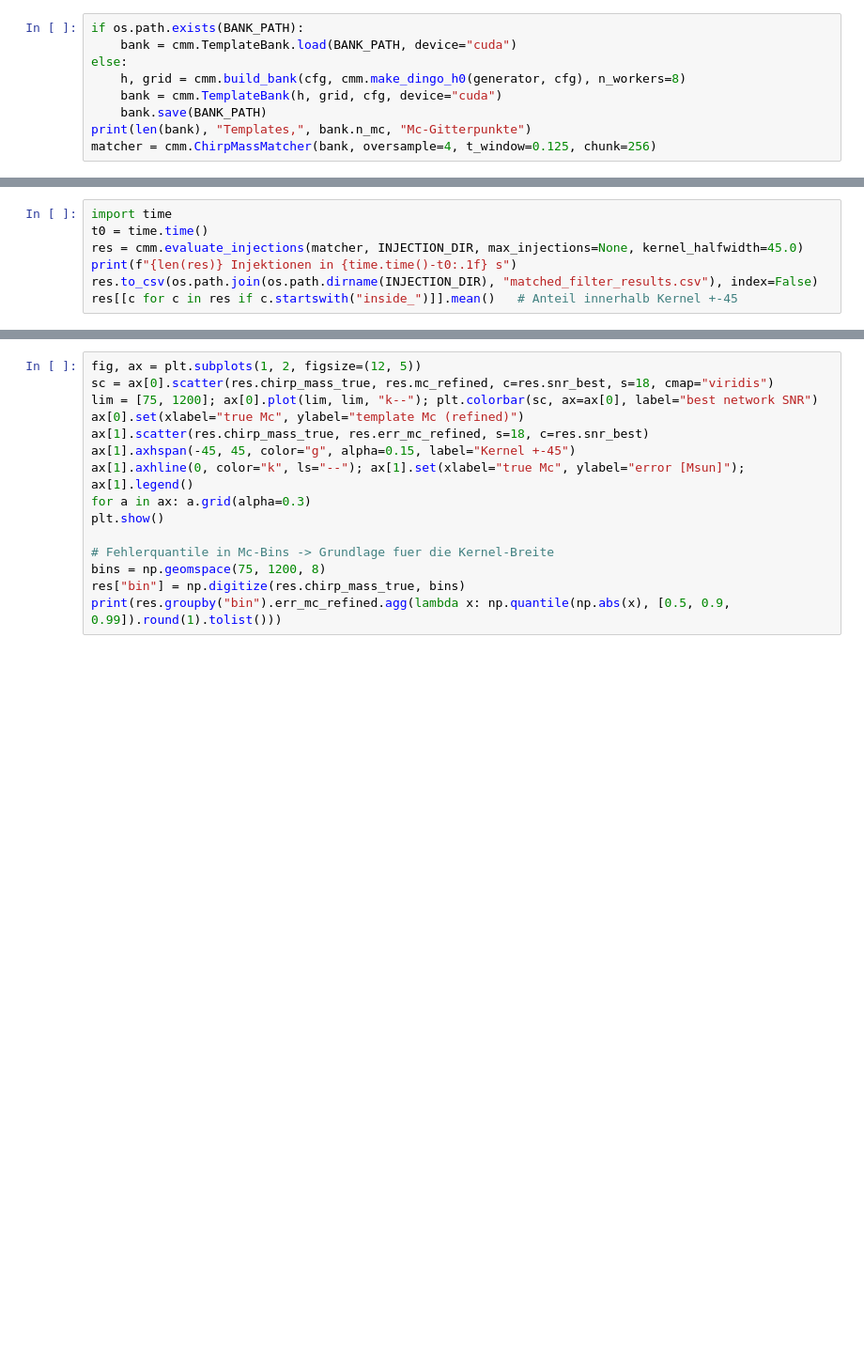
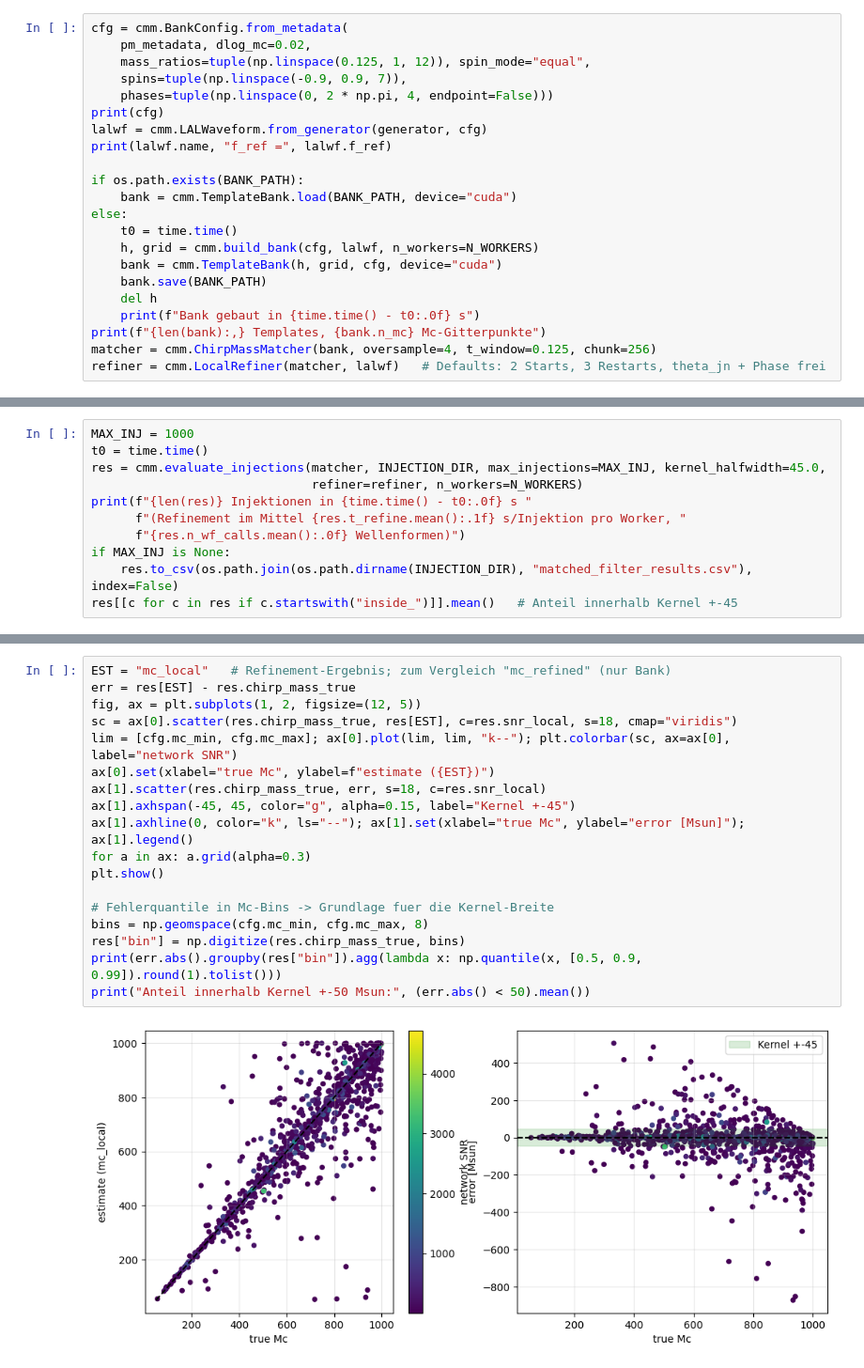
Before and after one commit to Massegolem/ET-Dingo, a Jupyter notebook: MUSICA/template_matching/template_matching_et_hf.ipynb, the cells around one changed output, grey strips where cells are left out. Shown at 94% size. Drawn from its saved outputs; the diff is of its cells as text; blank space fills up the shorter version.

```diff
--- a/MUSICA/template_matching/template_matching_et_hf.ipynb
+++ b/MUSICA/template_matching/template_matching_et_hf.ipynb
@@ -26,9 +54,22 @@ Gitter: Mc geometrisch (3 %), q ∈ 5 Werte, χ₁,χ₂ ∈ {−0.6, 0, 0.6},
 # %%
+cfg = cmm.BankConfig.from_metadata(
+    pm_metadata, dlog_mc=0.02,
+    mass_ratios=tuple(np.linspace(0.125, 1, 12)), spin_mode="equal",
+    spins=tuple(np.linspace(-0.9, 0.9, 7)),
+    phases=tuple(np.linspace(0, 2 * np.pi, 4, endpoint=False)))
+print(cfg)
+lalwf = cmm.LALWaveform.from_generator(generator, cfg)
+print(lalwf.name, "f_ref =", lalwf.f_ref)
+
 if os.path.exists(BANK_PATH):
     bank = cmm.TemplateBank.load(BANK_PATH, device="cuda")
 else:
-    h, grid = cmm.build_bank(cfg, cmm.make_dingo_h0(generator, cfg), n_workers=8)
+    t0 = time.time()
+    h, grid = cmm.build_bank(cfg, lalwf, n_workers=N_WORKERS)
     bank = cmm.TemplateBank(h, grid, cfg, device="cuda")
     bank.save(BANK_PATH)
-print(len(bank), "Templates,", bank.n_mc, "Mc-Gitterpunkte")
+    del h
+    print(f"Bank gebaut in {time.time() - t0:.0f} s")
+print(f"{len(bank):,} Templates, {bank.n_mc} Mc-Gitterpunkte")
 matcher = cmm.ChirpMassMatcher(bank, oversample=4, t_window=0.125, chunk=256)
+refiner = cmm.LocalRefiner(matcher, lalwf)   # Defaults: 2 Starts, 3 Restarts, theta_jn + Phase frei
@@ -45,7 +120,11 @@ for _ in range(5):
 # %%
-import time
+MAX_INJ = 1000
 t0 = time.time()
-res = cmm.evaluate_injections(matcher, INJECTION_DIR, max_injections=None, kernel_halfwidth=45.0)
-print(f"{len(res)} Injektionen in {time.time()-t0:.1f} s")
-res.to_csv(os.path.join(os.path.dirname(INJECTION_DIR), "matched_filter_results.csv"), index=False)
+res = cmm.evaluate_injections(matcher, INJECTION_DIR, max_injections=MAX_INJ, kernel_halfwidth=45.0,
+                              refiner=refiner, n_workers=N_WORKERS)
+print(f"{len(res)} Injektionen in {time.time() - t0:.0f} s "
+      f"(Refinement im Mittel {res.t_refine.mean():.1f} s/Injektion pro Worker, "
+      f"{res.n_wf_calls.mean():.0f} Wellenformen)")
+if MAX_INJ is None:
+    res.to_csv(os.path.join(os.path.dirname(INJECTION_DIR), "matched_filter_results.csv"), index=False)
 res[[c for c in res if c.startswith("inside_")]].mean()   # Anteil innerhalb Kernel +-45
@@ -52,15 +141,20 @@ res[[c for c in res if c.startswith("inside_")]].mean()   # Anteil innerhalb Ker
 # %%
+EST = "mc_local"   # Refinement-Ergebnis; zum Vergleich "mc_refined" (nur Bank)
+err = res[EST] - res.chirp_mass_true
 fig, ax = plt.subplots(1, 2, figsize=(12, 5))
-sc = ax[0].scatter(res.chirp_mass_true, res.mc_refined, c=res.snr_best, s=18, cmap="viridis")
-lim = [75, 1200]; ax[0].plot(lim, lim, "k--"); plt.colorbar(sc, ax=ax[0], label="best network SNR")
-ax[0].set(xlabel="true Mc", ylabel="template Mc (refined)")
-ax[1].scatter(res.chirp_mass_true, res.err_mc_refined, s=18, c=res.snr_best)
+sc = ax[0].scatter(res.chirp_mass_true, res[EST], c=res.snr_local, s=18, cmap="viridis")
+lim = [cfg.mc_min, cfg.mc_max]; ax[0].plot(lim, lim, "k--"); plt.colorbar(sc, ax=ax[0], label="network SNR")
+ax[0].set(xlabel="true Mc", ylabel=f"estimate ({EST})")
+ax[1].scatter(res.chirp_mass_true, err, s=18, c=res.snr_local)
 ax[1].axhspan(-45, 45, color="g", alpha=0.15, label="Kernel +-45")
 ax[1].axhline(0, color="k", ls="--"); ax[1].set(xlabel="true Mc", ylabel="error [Msun]"); ax[1].legend()
 for a in ax: a.grid(alpha=0.3)
 plt.show()
 
 # Fehlerquantile in Mc-Bins -> Grundlage fuer die Kernel-Breite
-bins = np.geomspace(75, 1200, 8)
+bins = np.geomspace(cfg.mc_min, cfg.mc_max, 8)
 res["bin"] = np.digitize(res.chirp_mass_true, bins)
-print(res.groupby("bin").err_mc_refined.agg(lambda x: np.quantile(np.abs(x), [0.5, 0.9, 0.99]).round(1).tolist()))
+print(err.abs().groupby(res["bin"]).agg(lambda x: np.quantile(x, [0.5, 0.9, 0.99]).round(1).tolist()))
+print("Anteil innerhalb Kernel +-50 Msun:", (err.abs() < 50).mean())
+# %% [output]
+[figure, added]
```
Also changed, not shown: parts of 16 cells of this notebook, 7 other files.
